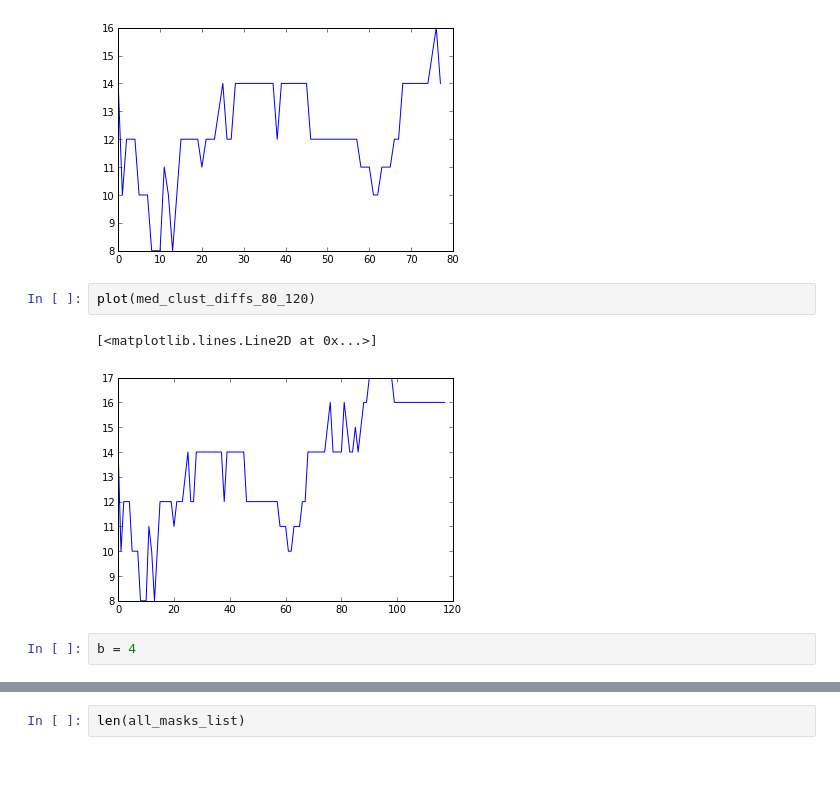
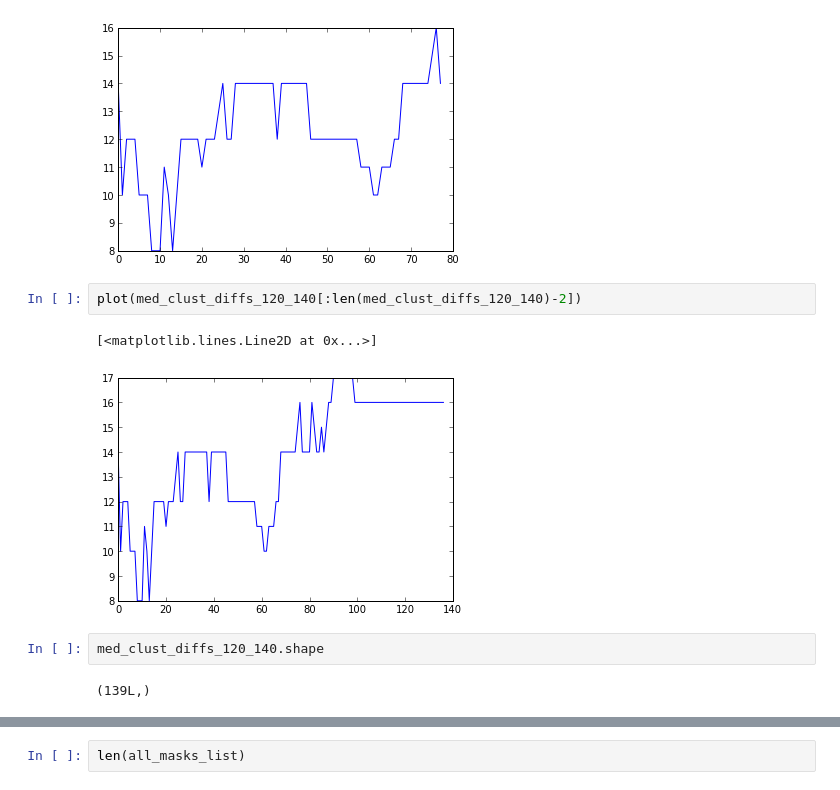
Before and after one commit to klchan13/biosignatures, a Jupyter notebook: notebooks/06-21-14 - Random locations.ipynb, the cells around one changed output, grey strips where cells are left out. Cells and saved outputs as stored; diff of their text form.

```diff
--- a/notebooks/06-21-14 - Random locations.ipynb
+++ b/notebooks/06-21-14 - Random locations.ipynb
@@ -308,10 +331,12 @@ plot(med_clust_diffs_78)
 # %% [output]
 [<matplotlib.lines.Line2D at 0x...>]
 [figure]
-# %%
-plot(med_clust_diffs_80_120)
-# %% [output]
-[<matplotlib.lines.Line2D at 0x...>]
-[figure, removed]
-# %%
-b = 4
+# %%
+plot(med_clust_diffs_120_140[:len(med_clust_diffs_120_140)-2])
+# %% [output]
+[<matplotlib.lines.Line2D at 0x...>]
+[figure, added]
+# %%
+med_clust_diffs_120_140.shape
+# %% [output]
+(139L,)
```
Also changed, not shown: parts of 27 cells of this notebook, 2 other files.
